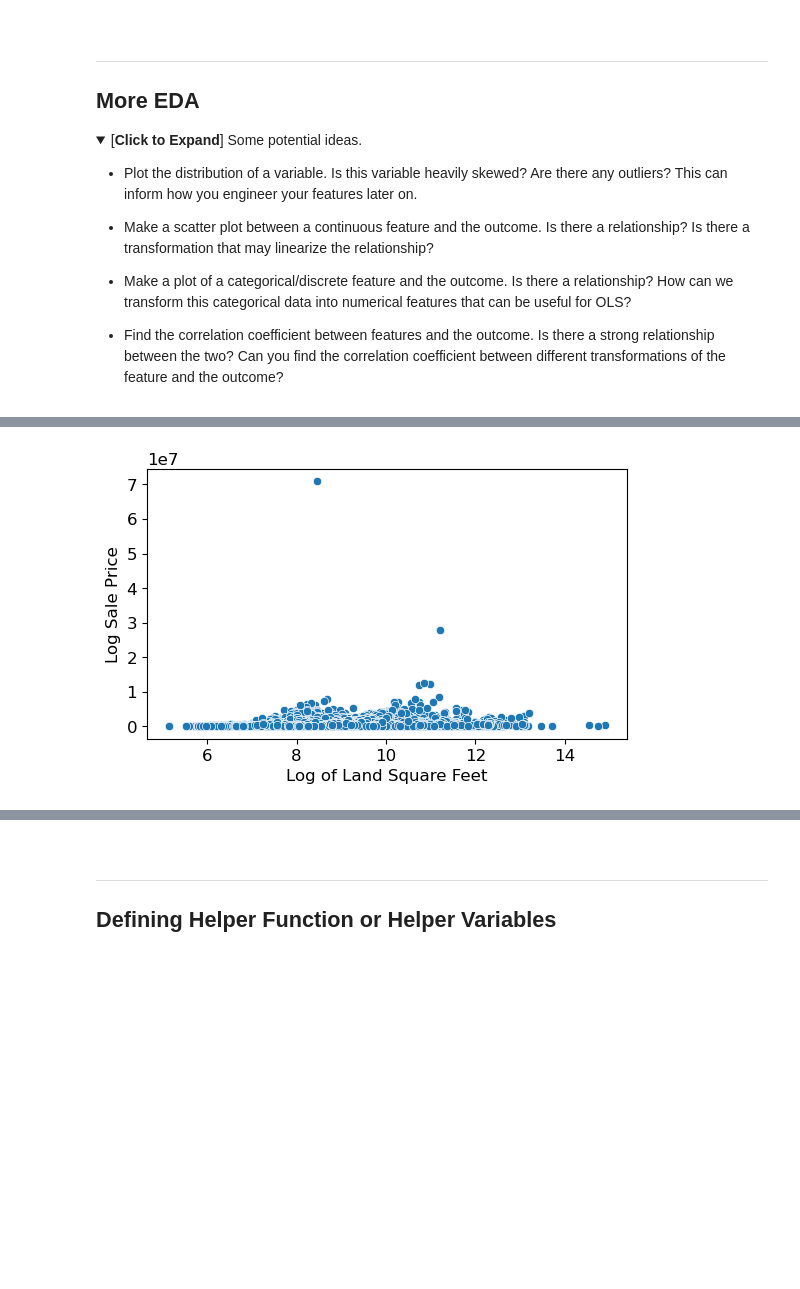
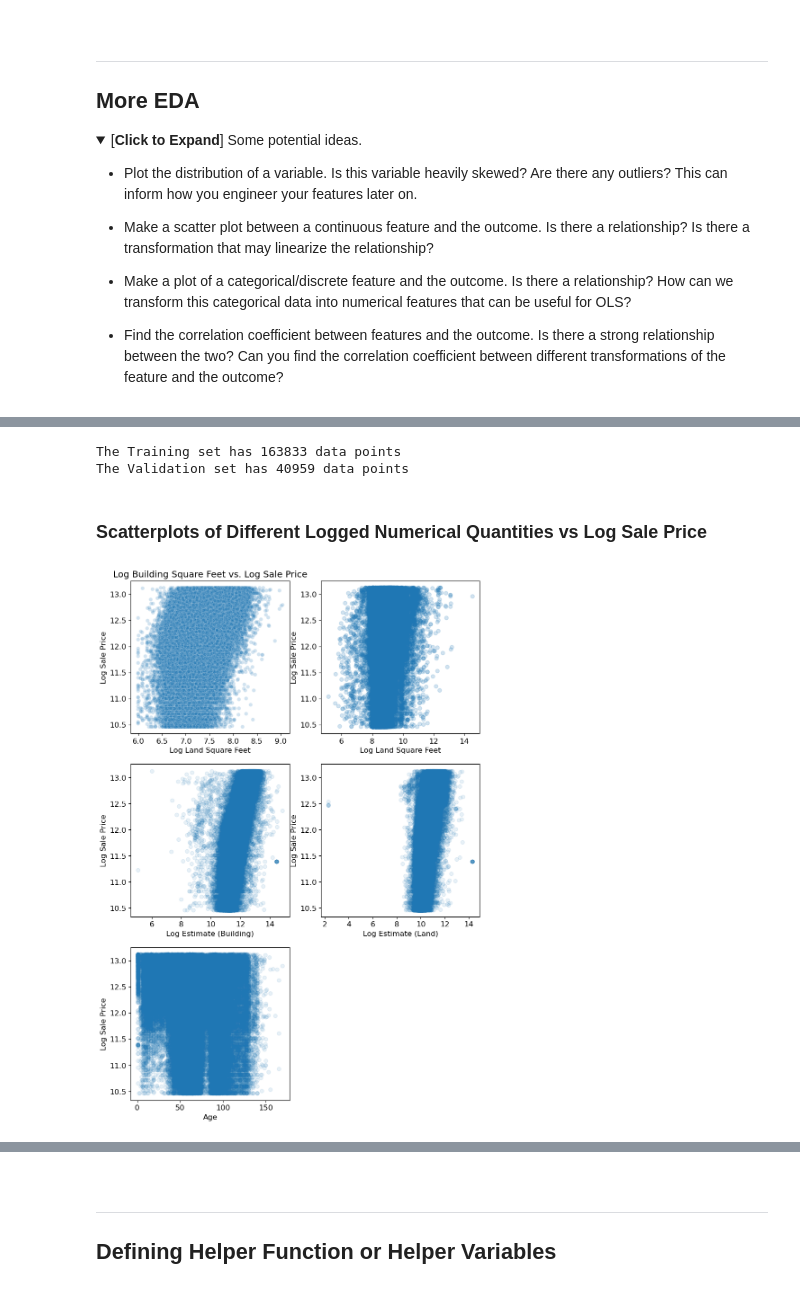
Before and after one commit to brandonconcepcion/Prophecy-of-Properties, a Jupyter notebook: Notebook.ipynb, the cells around one changed output, grey strips where cells are left out. Drawn from its saved outputs; the diff is of its cells as text; code cells hidden in the pictures; folded sections open; blank space fills up the shorter version.

```diff
--- a/Notebook.ipynb
+++ b/Notebook.ipynb
@@ -1070,9 +1046,70 @@ plt.subplots_adjust(left=0.1, right=0.5, top=0.5, bottom=0.2)
-# %%
-#Let's plot the age against the Log of the Sale Price
-sns.scatterplot(x = (np.log(data["Land Square Feet"])), y = data["Log Sale Price"]);
-plt.xlabel("Log of Land Square Feet")
-plt.subplots_adjust(left=0.1, right=0.5, top=0.5, bottom=0.2)
-
-#Still pretty uniform
-# %% [output]
-[figure, removed]
+# %%
+# Load the data
+all_data = pd.read_csv("cook_county_train_val.csv", index_col='Unnamed: 0')
+
+data_train, data_val = train_val_split(all_data)
+# %%
+print(f'The Training set has {data_train.shape[0]} data points')
+print(f'The Validation set has {data_val.shape[0]} data points')
+# %% [output]
+The Training set has 163833 data points
+The Validation set has 40959 data points
+# %%
+data_train["Log Sale Price"] = np.log(data_train["Sale Price"])
+data_val["Log Sale Price"] = np.log(data_val["Sale Price"])
+# %% [markdown]
+### Scatterplots of Different Logged Numerical Quantities vs Log Sale Price
+# %%
+import seaborn as sns
+import matplotlib.pyplot as plt
+
+data_train = remove_outliers(data_train, variable='Sale Price',lower=np.percentile(data_train['Sale Price'], 25), upper=np.percentile(data_train['Sale Price'], 97))
+
+
+# Create a figure and axis with a specific size
+plt.figure(figsize=(10, 15))
+
+plt.subplot(3, 2, 1)
+# Create scatterplot using Seaborn
+sns.scatterplot(x=np.log(data_train["Building Square Feet"] + 1), y=data_train["Log Sale Price"], alpha = 0.2)
+
+# Customize the plot
+plt.title('Log Building Square Feet vs. Log Sale Price')
+plt.xlabel('Log Land Square Feet')
+plt.ylabel('Log Sale Price')
+
+
+plt.subplot(3, 2, 2)
+plt.scatter(np.log(data_train["Land Square Feet"]+1), data_train["Log Sale Price"], alpha=0.2)
+plt.ylabel("Log Sale Price")
+plt.xlabel("Log Land Square Feet")
+
+
+plt.subplot(3, 2, 3)
+# impute with mean
+impute_estimate_building = np.mean(data_train["Estimate (Building)"])
+
+data_train.loc[data_train["Estimate (Building)"]<1, "Estimate (Building)"] = np.mean(data_train["Estimate (Building)"])
+plt.scatter(np.log(data_train["Estimate (Building)"]), data_train["Log Sale Price"], alpha=0.1)
+plt.ylabel("Log Sale Price")
+plt.xlabel("Log Estimate (Building)")
+
+plt.subplot(3, 2, 4)
+impute_estimate_land = np.mean(data_train["Estimate (Land)"]) # save for later use
+data_train.loc[data_train["Estimate (Land)"]<1, "Estimate (Land)"] = np.mean(data_train["Estimate (Land)"])
+plt.scatter(np.log(data_train["Estimate (Land)"]), data_train["Log Sale Price"], alpha=0.1)
+plt.ylabel("Log Sale Price")
+plt.xlabel("Log Estimate (Land)")
+
+plt.subplot(3, 2, 5)
+plt.subplot(3, 2, 5)
+plt.scatter(data_train["Age"], data_train["Log Sale Price"], alpha=0.1)
+plt.ylabel("Log Sale Price")
+plt.xlabel("Age");
+
+
+
+# Show plot
+plt.show()
+# %% [output]
+[figure, added]
```
Also changed, not shown: parts of 28 cells of this notebook.
